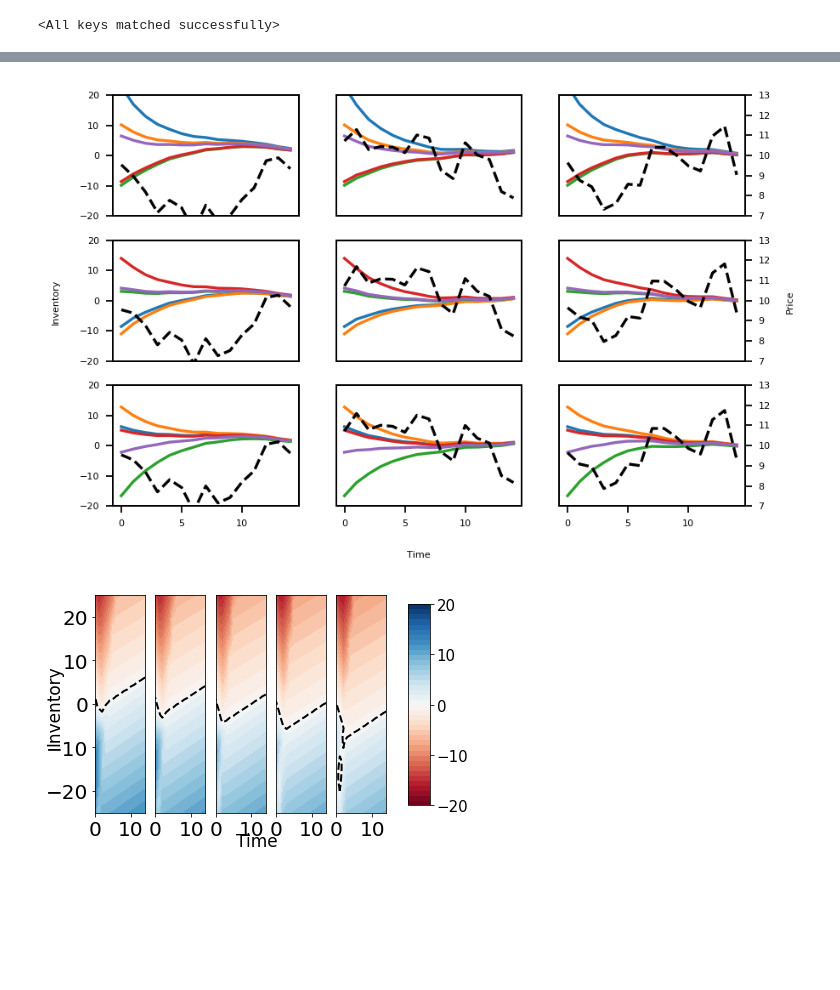
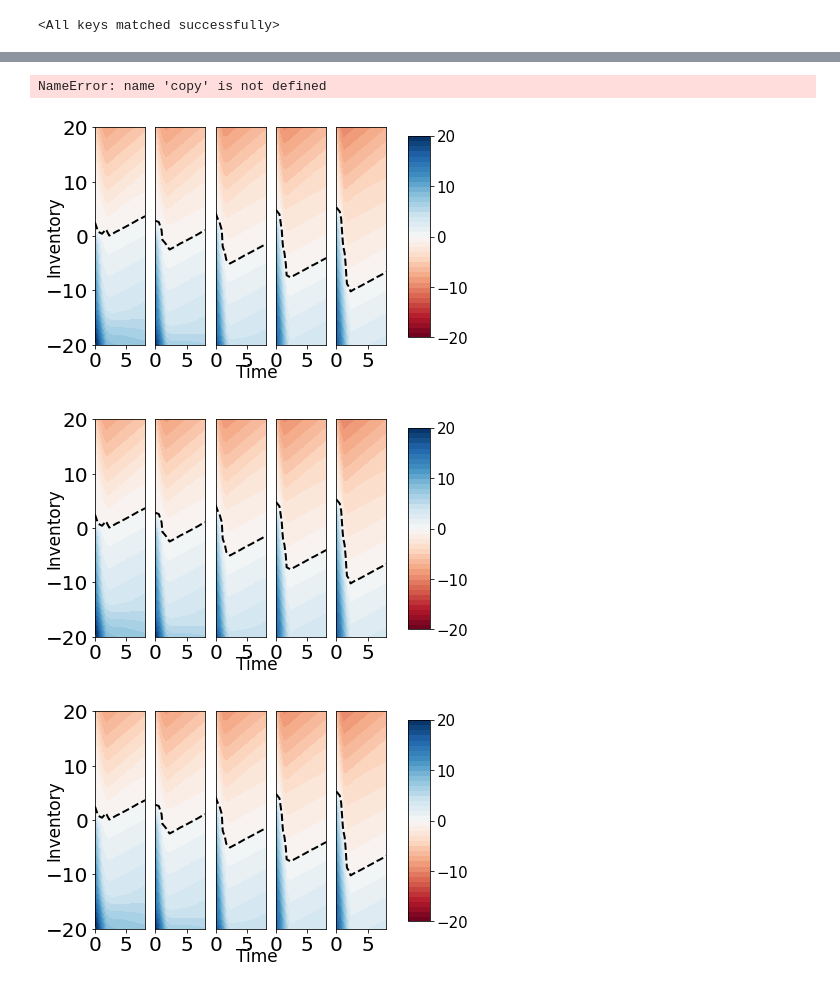
Before and after one commit to p-casgrain/Nash-DQN, a Jupyter notebook: Nash DQN - Final/Visualization.ipynb, the cells around one changed output, grey strips where cells are left out. Cells and saved outputs as stored; diff of their text form; code cells hidden in the pictures; blank space fills up the shorter version.

```diff
--- a/Nash DQN - Final/Visualization.ipynb
+++ b/Nash DQN - Final/Visualization.ipynb
@@ -12,7 +12,7 @@ from visualization import *
 
 #Initialize a dummy agent
 num_players = 5           # Total number of agents
-T = 15                    # Total number of time steps
+T = 8                    # Total number of time steps
 
 #Default simulation parameters
 sim_dict = {'perm_price_impact': .3,
@@ -38,7 +38,7 @@ nash_agent = NashNN(non_invar_dim=net_non_inv_dim,n_players=sim_obj.N,
 
 #Load saved network parameters from file
 # net_file_name = "Action_Net"
-net_file_name = "./pt_files/Action_Net_ADA_15k_11022021.pt"
+net_file_name = "./pt_files/Action_Net_ADA_15022021.pt"
 
 nash_agent.action_net.load_state_dict(torch.load(net_file_name))
 # %% [output]
@@ -77,15 +78,19 @@ seed = 33333
 np.random.seed(seed)
 fixed_sample_paths(nash_agent,9,num_players,15, sim_dict,seed)
 # %% [output]
-[figure, removed]
+NameError: name 'copy' is not defined
 # %%
-heatmap_old(net=nash_agent,t_step=15,q_step=50,p_step=5,t_range=[0,14],
-            q_range=[-25,25],p_range=[6,14],n_agents = num_players, other_agent_inv = 0,i_val=-5)
+# Measure Change in Impact State
 
-heatmap_old(net=nash_agent,t_step=15,q_step=50,p_step=5,t_range=[0,14],
-            q_range=[-25,25],p_range=[6,14],n_agents = num_players, other_agent_inv = 0,i_val=0)
+heatmap_old(net=nash_agent,t_step=15,q_step=30,p_step=5,t_range=[8,0],
+            q_range=[-20,20],p_range=[6,14],n_agents = num_players, other_agent_inv = 0,i_val=0)
 
-heatmap_old(net=nash_agent,t_step=15,q_step=50,p_step=5,t_range=[0,14],
-            q_range=[-25,25],p_range=[6,14],n_agents = num_players, other_agent_inv = 0,i_val=5)
+heatmap_old(net=nash_agent,t_step=15,q_step=30,p_step=5,t_range=[8,0],
+            q_range=[-20,20],p_range=[6,14],n_agents = num_players, other_agent_inv = 0,i_val=0)
+
+heatmap_old(net=nash_agent,t_step=15,q_step=30,p_step=5,t_range=[8,0],
+            q_range=[-20,20],p_range=[6,14],n_agents = num_players, other_agent_inv = 0,i_val=0)
 # %% [output]
-[figure, old version]
+[figure, new version]
+[figure, added]
+[figure, added]
```
Also changed, not shown: parts of 4 cells of this notebook, 4 other files.
